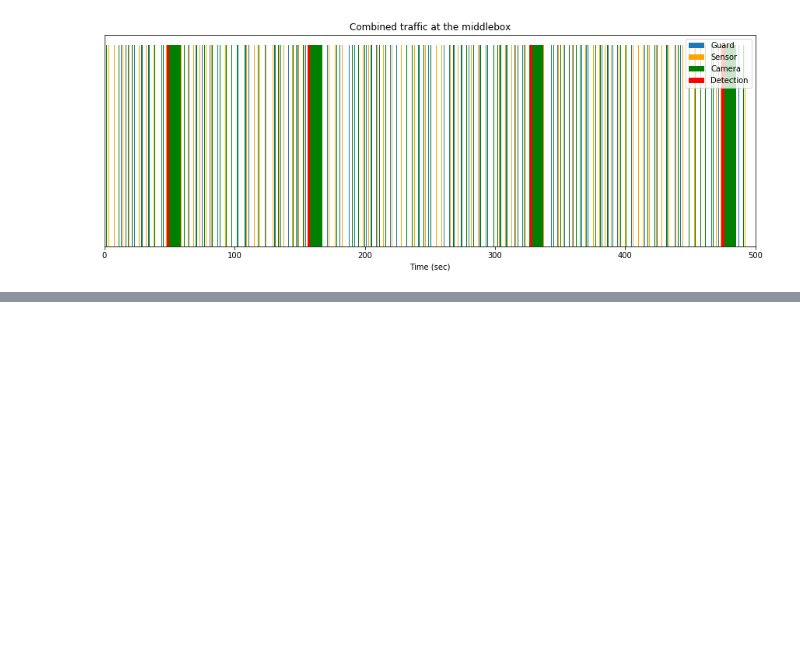
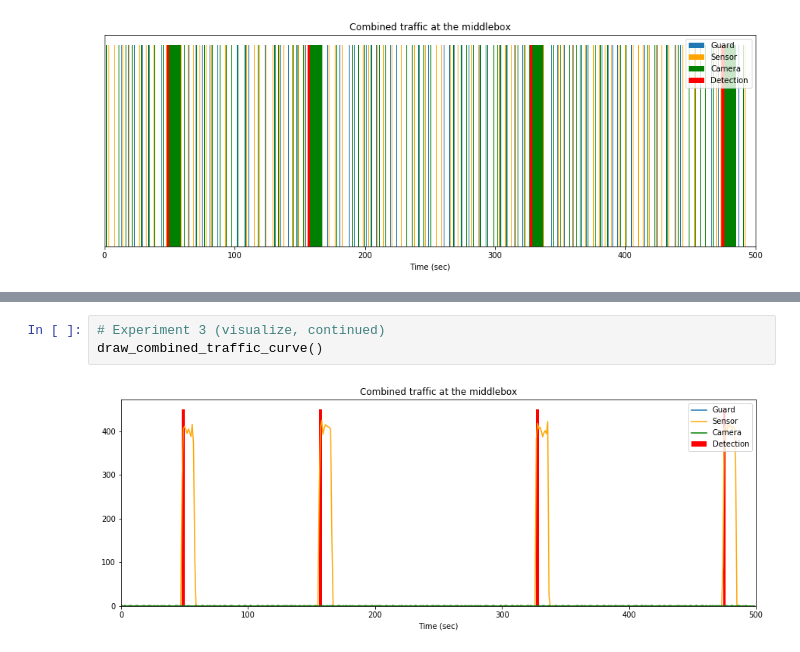
Before and after one commit to KuoTzu-yang/COMP5622_IoT_Guard_Experiment, a Jupyter notebook: experiment3_analysis_and_visualization.ipynb, the cells around one changed output, grey strips where cells are left out. Saved outputs shown, nothing was run; the diff lists cells and outputs as text; blank space fills up the shorter version.

```diff
--- a/experiment3_analysis_and_visualization.ipynb
+++ b/experiment3_analysis_and_visualization.ipynb
@@ -112,0 +182,5 @@ draw_combined_traffic()
+# %%
+# Experiment 3 (visualize, continued)
+draw_combined_traffic_curve()
+# %% [output]
+[figure, added]
```
Also changed, not shown: parts of 4 cells of this notebook.
